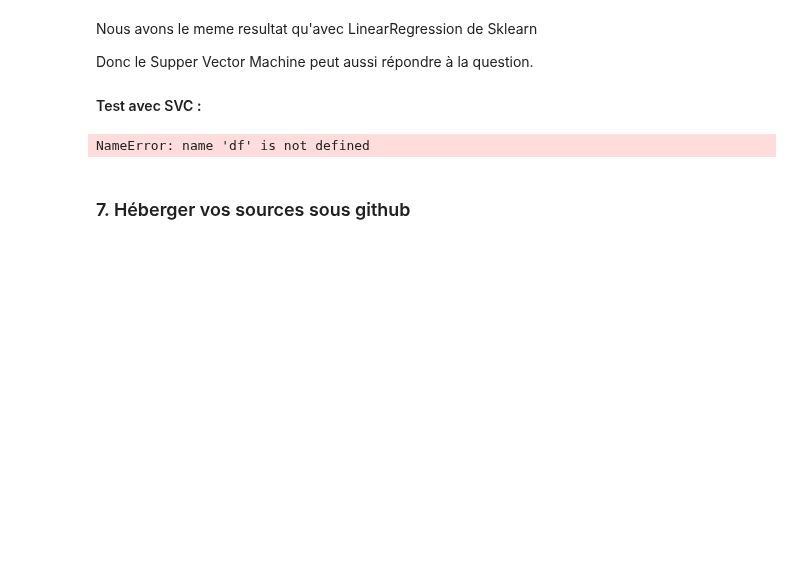
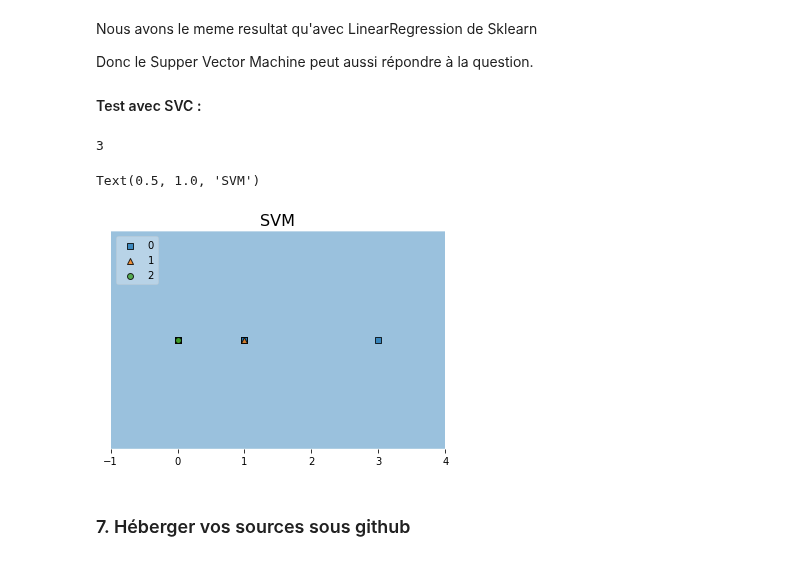
Before and after one commit to Ludo-R/CarPurchase-Project, a Jupyter notebook: carpurchase.ipynb, the cells around one changed output. Drawn from its saved outputs; the diff is of its cells as text; code cells hidden in the pictures; blank space fills up the shorter version.

```diff
--- a/carpurchase.ipynb
+++ b/carpurchase.ipynb
@@ -432,33 +424,30 @@ Donc le Supper Vector Machine peut aussi répondre à la question.
 #### Test avec SVC :
 # %%
 from sklearn import svm# "Support vector classifier"
+from mlxtend.plotting import plot_decision_regions
 
-X = df["Trans"].values.astype(int)
-y = df["Owner"].values.astype(int)
+df['TF'] = df['Fuel_type'].replace({'Petrol':0, 'Diesel':1, 'CNG':2})
+
+X = df["Owner"].values.astype(int)
+y = df["TF"].values.astype(int)
 
 X = X.reshape(-1,1)
 
 clf = svm.SVC(decision_function_shape='ovo')
 clf.fit(X, y)
 
 dec = clf.decision_function([[1]])
 
 print(dec.shape[1])
 
-"""
-w = clf.coef_[0]
-print(w)
+# Plot Decision Region using mlxtend's awesome plotting function
+plot_decision_regions(X=X,
+                      y=y,
+                      clf=clf,
+                      legend=2)
 
-a = -w[0] / w[1]
-
-xx = np.linspace(0,12)
-yy = a * xx - clf.intercept_[0] / w[1]
-
-plot1 = plt.plot(xx, yy, 'k-')
-
-plt.scatter(X[:, 0], X[:, 1], c = y)
-plt.legend()
-plt.show()
-"""
+plt.title('SVM', size=16)
 # %% [output]
-NameError: name 'df' is not defined
+3
+Text(0.5, 1.0, 'SVM')
+[figure, added]
```
Also changed, not shown: parts of 7 cells of this notebook.
